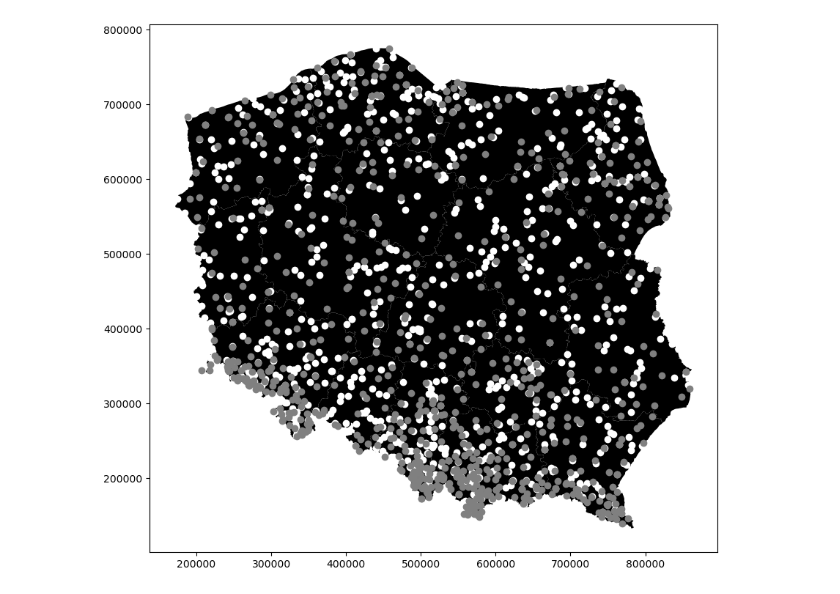
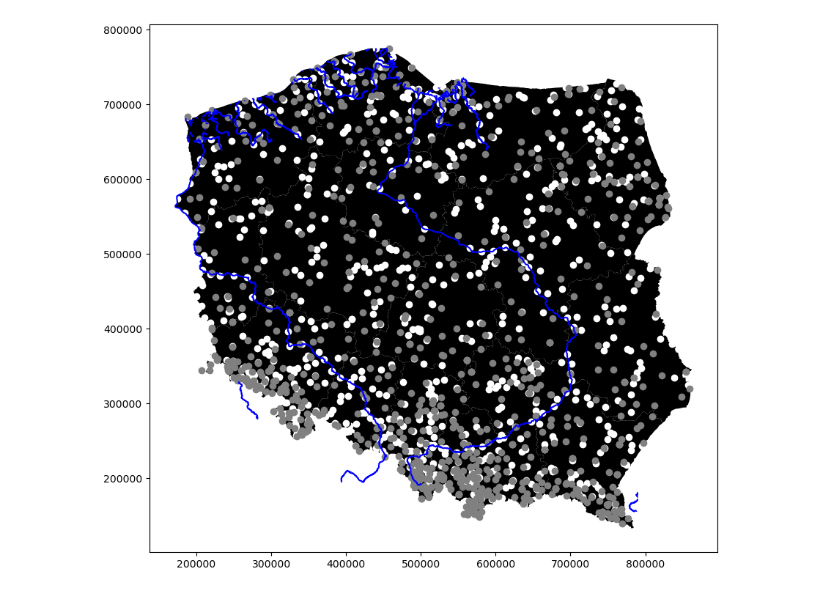
Before and after one commit to eo-agh/daes-project-2425-alt, a Jupyter notebook: notebooks/Maps.ipynb, the cells around one changed output. Drawn from its saved outputs; the diff is of its cells as text; code cells hidden in the pictures.

```diff
--- a/notebooks/Maps.ipynb
+++ b/notebooks/Maps.ipynb
@@ -10,11 +6,20 @@ woj = get_map_wojewodztwa()
 # %%
 def get_map_wojewodztwa():
     return gpd.read_file("../static_data/wojewodztwa")
+# %%
+def get_map_rzeki():
+    return gpd.read_file("../static_data/Rzeki").to_crs("EPSG:2180")
+# %%
+gdf_h = get_hydro_metadata()
+gdf_m = get_meteo_metadata()
+woj = get_map_wojewodztwa()
+rzeki = get_map_rzeki()
 # %%
 fig, ax = plt.subplots(1,1,figsize=(10,10))
 woj.plot(ax=ax,color="black")
+rzeki.plot(ax=ax,color="blue")
 gdf_h.plot(ax=ax,color="white")
 gdf_m.plot(ax=ax,color="gray")
 plt.show()
 # %% [output]
-[figure, old version]
+[figure, new version]
```
Also changed, not shown: parts of 1 cell of this notebook, 8 other files.
